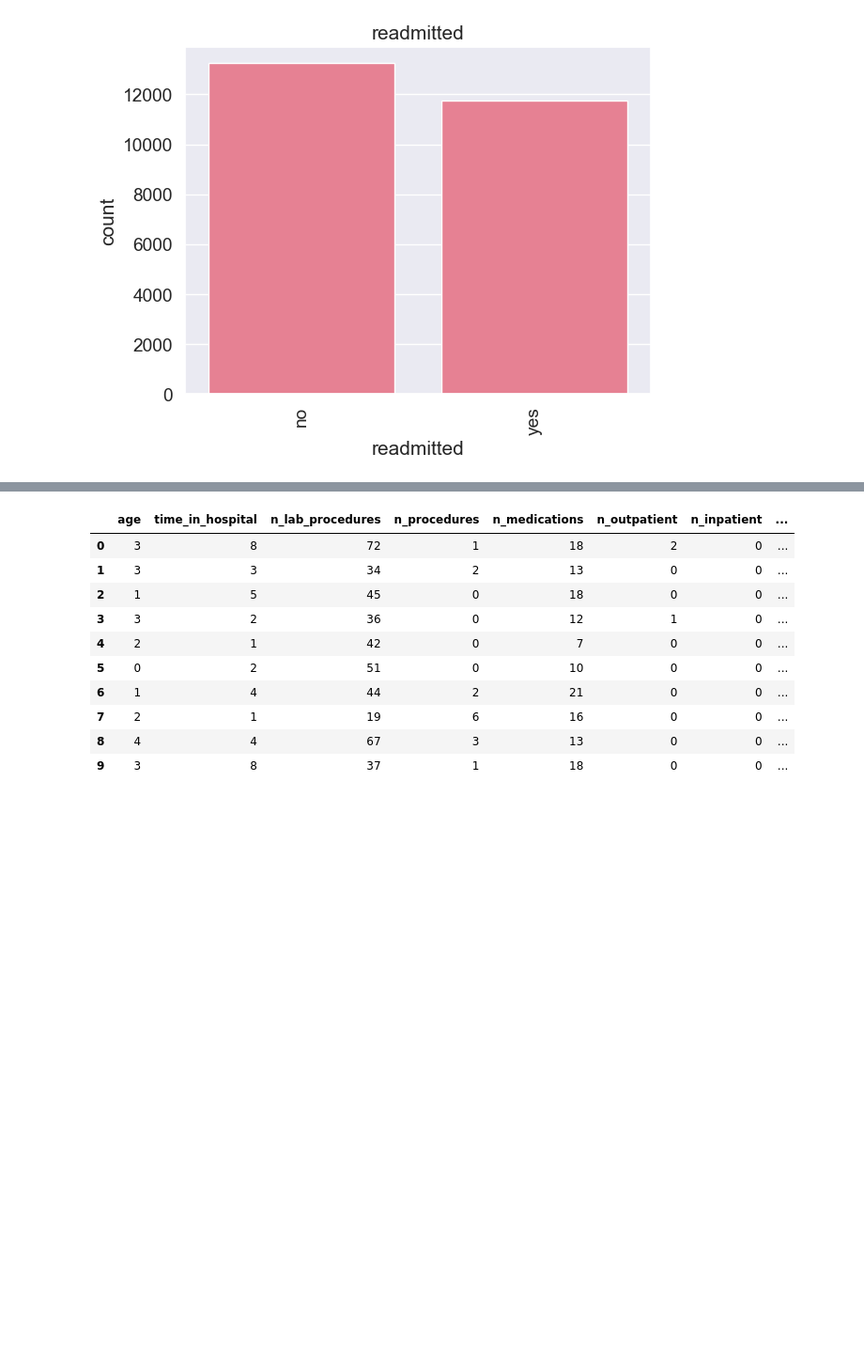
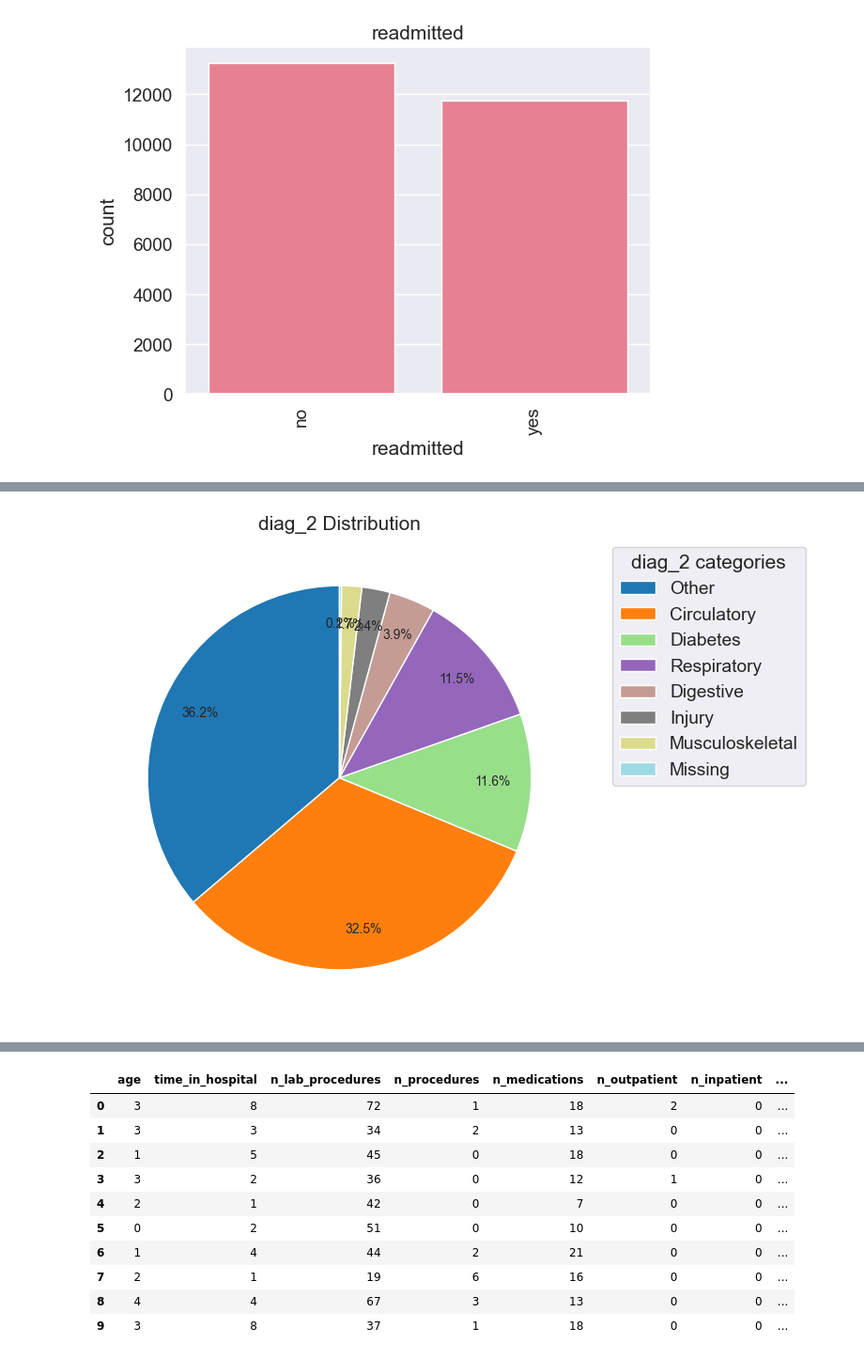
Before and after one commit to krithikadh/CTS_Hackathon, a Jupyter notebook: final.ipynb, the cells around one changed output, grey strips where cells are left out. Shown at 94% size. Drawn from its saved outputs; the diff is of its cells as text; code cells hidden in the pictures; blank space fills up the shorter version.

```diff
--- a/final.ipynb
+++ b/final.ipynb
@@ -133,0 +166,4 @@ for col,le in label_encoders.items():
+# %%
+plot_pie(df, 'diag_2')
+# %% [output]
+[figure, added]
```
Also changed, not shown: parts of 4 cells of this notebook, 1 other file.
